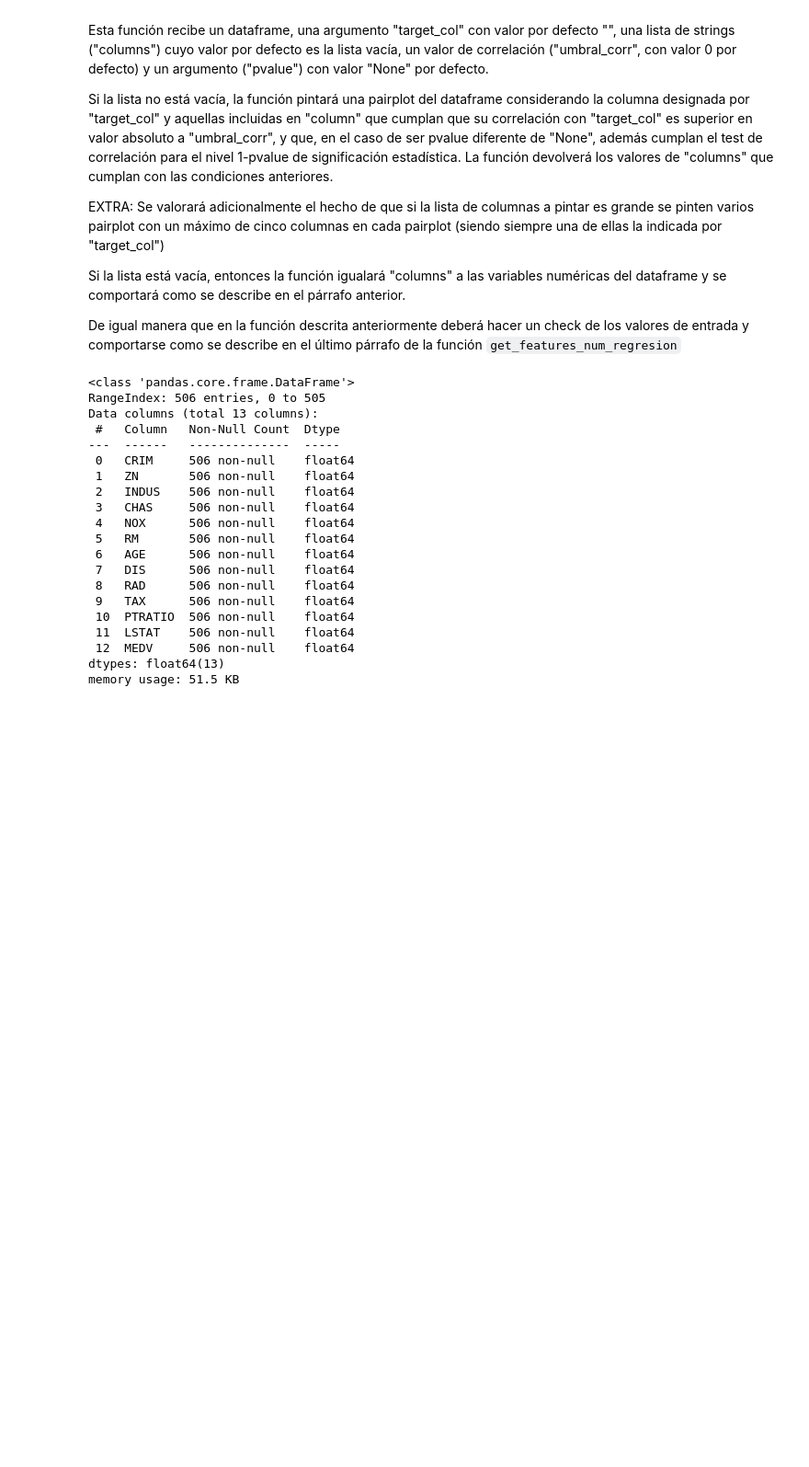
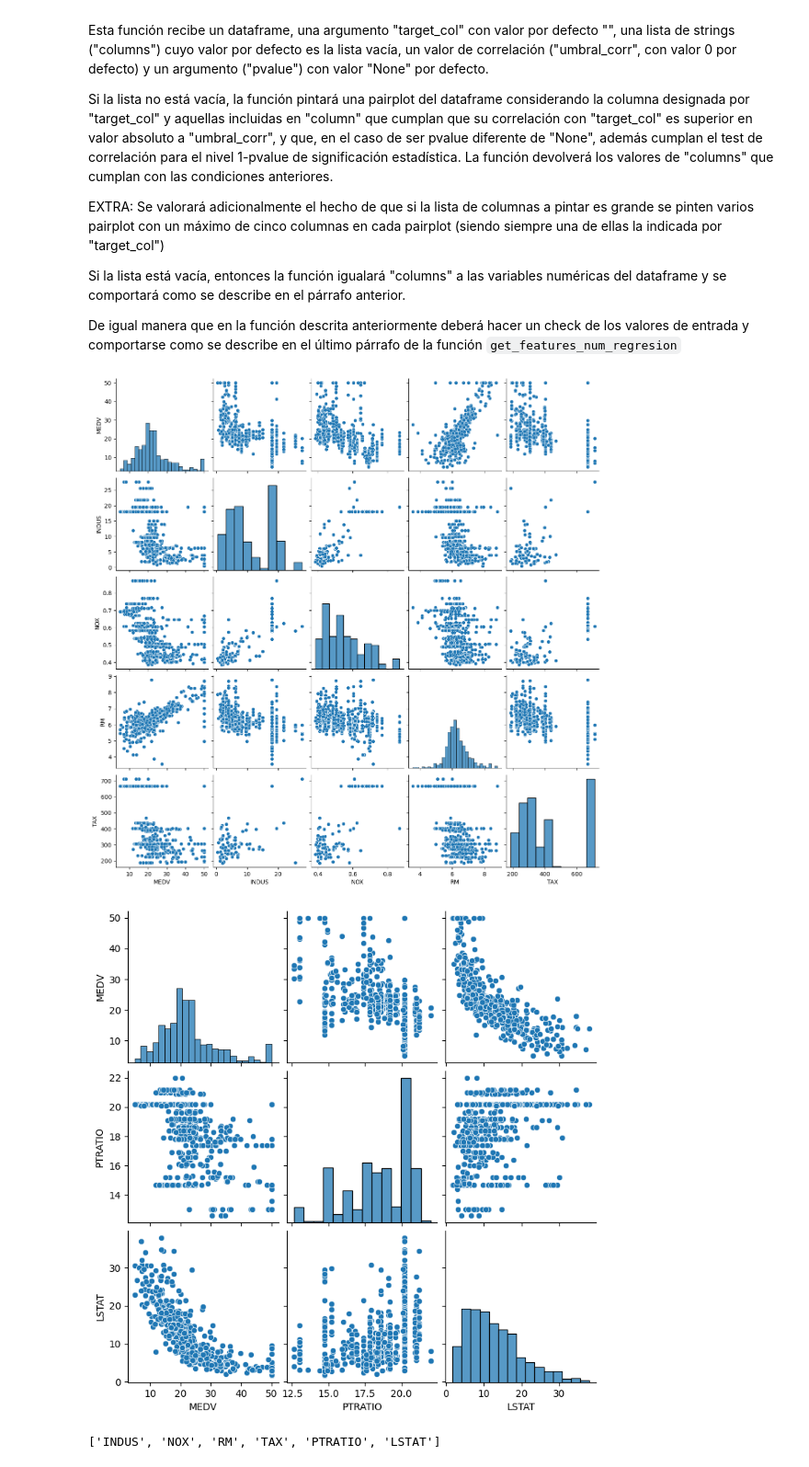
Before and after one commit to marosor/ML_Toolbox, a Jupyter notebook: funciones_3y4_fran.ipynb, the cells around one changed output. Shown at 92% size. Drawn from its saved outputs; the diff is of its cells as text; code cells hidden in the pictures; blank space fills up the shorter version.

```diff
--- a/funciones_3y4_fran.ipynb
+++ b/funciones_3y4_fran.ipynb
@@ -261,23 +192,6 @@ df_titanic = pd.read_csv("./data/titanic.csv")
-# %%
-boston.info()
-# %% [output]
-<class 'pandas.core.frame.DataFrame'>
-RangeIndex: 506 entries, 0 to 505
-Data columns (total 13 columns):
- #   Column   Non-Null Count  Dtype
----  ------   --------------  -----
- 0   CRIM     506 non-null    float64
- 1   ZN       506 non-null    float64
- 2   INDUS    506 non-null    float64
- 3   CHAS     506 non-null    float64
- 4   NOX      506 non-null    float64
- 5   RM       506 non-null    float64
- 6   AGE      506 non-null    float64
- 7   DIS      506 non-null    float64
- 8   RAD      506 non-null    float64
- 9   TAX      506 non-null    float64
- 10  PTRATIO  506 non-null    float64
- 11  LSTAT    506 non-null    float64
- 12  MEDV     506 non-null    float64
-dtypes: float64(13)
-memory usage: 51.5 KB
+# %%
+plot_features_num_regression(boston, "MEDV", umbral_corr = 0.4)
+# %% [output]
+[figure, added]
+[figure, added]
+['INDUS', 'NOX', 'RM', 'TAX', 'PTRATIO', 'LSTAT']
```
Also changed, not shown: parts of 19 cells of this notebook.
